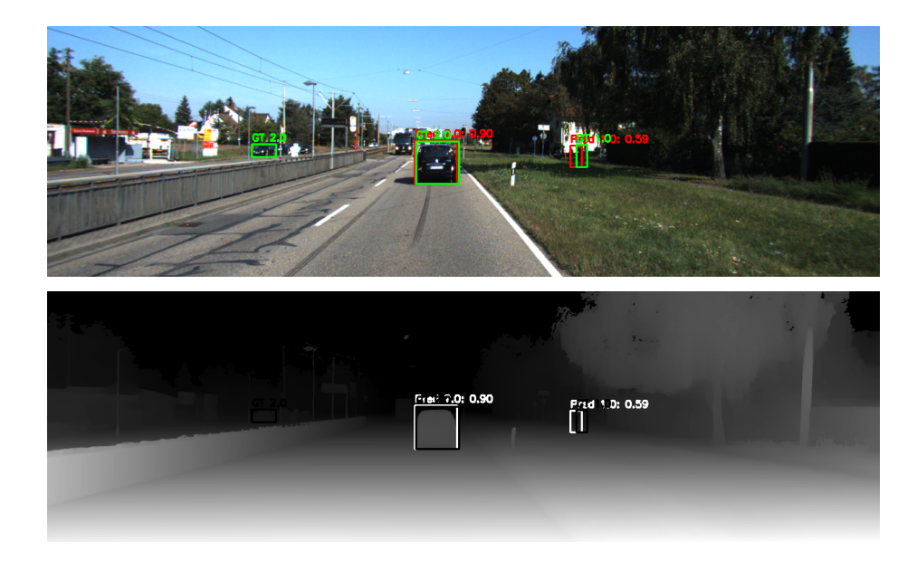
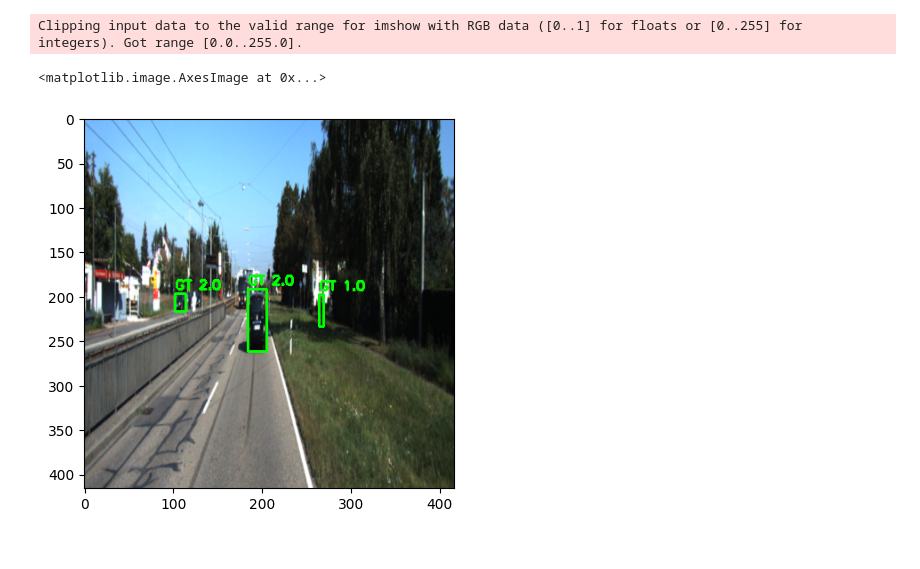
Before and after one commit to gkmocastro/rgbd-yolov2, a Jupyter notebook: test_nb.ipynb, the cells around one changed output. Cells and saved outputs as stored; diff of their text form; code cells hidden in the pictures.

```diff
--- a/test_nb.ipynb
+++ b/test_nb.ipynb
@@ -9,5 +9,5 @@ from utils import plot_result, CustomTransform, load_config
 # %%
-config = load_config("configs/train_anyv2_wizard.yaml")
+config = load_config("configs/train_anyv2_local_pavic.yaml")
 
 
 BASE_DIR = config["base_dir"]
@@ -46,7 +46,7 @@ loss_fn = ln.network.loss.RegionLoss(
     network_stride=model.stride
 )
 
-test_transforms = CustomTransform(resize_size=(416, 416), flip_prob=0)
+test_transforms = RGBCustomTransform(resize_size=(416, 416), flip_prob=.5)
 
 test_dataset = YoloDarknetDataset(
     images_dir=TEST_IMG_DIR,
@@ -88,4 +85,38 @@ Test Loss: 2.0468614418455897
 # %%
-plot_result(model=model, test_dataset=test_dataset, index=3)
+#plot_result(model=model, test_dataset=test_dataset, index=3)
-# %% [output]
-[figure, removed]
+# %%
+import matplotlib.pyplot as plt
+import numpy as np
+import cv2
+
+image, target = test_dataset[3]
+boxes = target["boxes"]
+true_boxes = []
+
+for _, boxes in enumerate(boxes):
+
+    if boxes[0].item() == -1: #supress the padding
+        continue
+    # works with xyxy coords only!
+    #x1, y1, x2, y2 = box[1:]*416
+    x1, y1, x2, y2 = to_xyxy_coords(boxes[1:], 416, 416)
+    # add image index on the list
+
+    true_box = [0, boxes[0].item(), 1, x1.item(), y1.item(), x2.item(), y2.item()]
+    true_boxes.append(true_box)
+
+image_array = image.permute(1, 2, 0).cpu().numpy()
+image_copy = image_array.copy()
+# Draw ground truth bounding boxes (Green)
+for box in true_boxes:
+    _, class_index,_,  x1, y1, x2, y2 = box
+    cv2.rectangle(image_copy, (int(x1), int(y1)), (int(x2), int(y2)), (0, 255, 0), 2)
+    label = f"GT {class_index}"
+    cv2.putText(image_copy, label, (int(x1), int(y1) - 5), cv2.FONT_HERSHEY_SIMPLEX, 0.5, (0, 255, 0), 2)
+
+
+plt.imshow(image_copy)
+# %% [output]
+Clipping input data to the valid range for imshow with RGB data ([0..1] for floats or [0..255] for integers). Got range [0.0..255.0].
+<matplotlib.image.AxesImage at 0x...>
+[figure, added]
```
Also changed, not shown: parts of 4 cells of this notebook, 4 other files.
